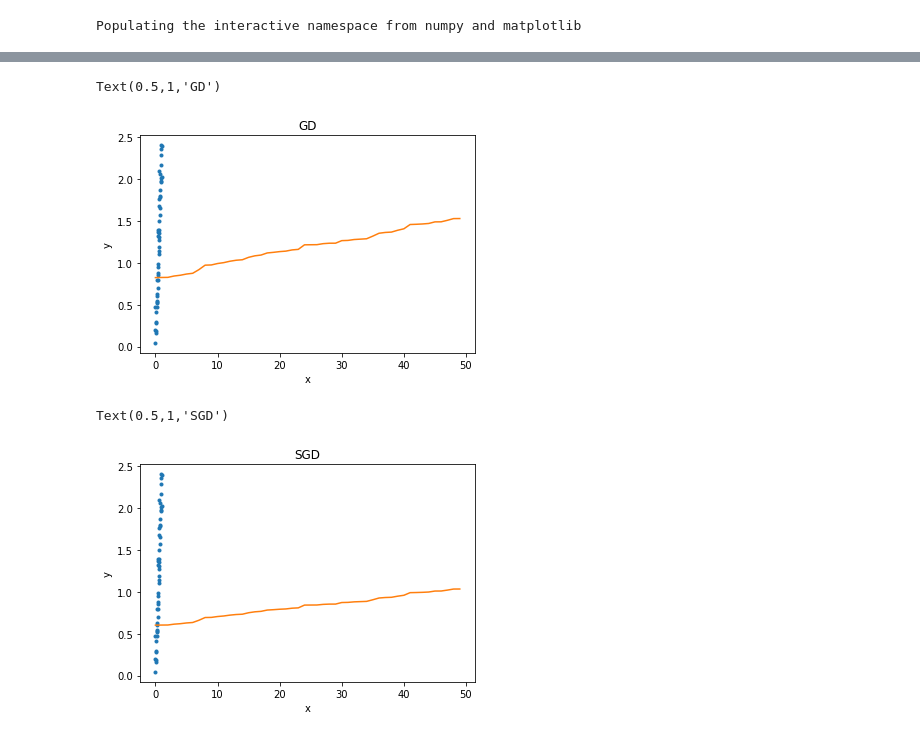
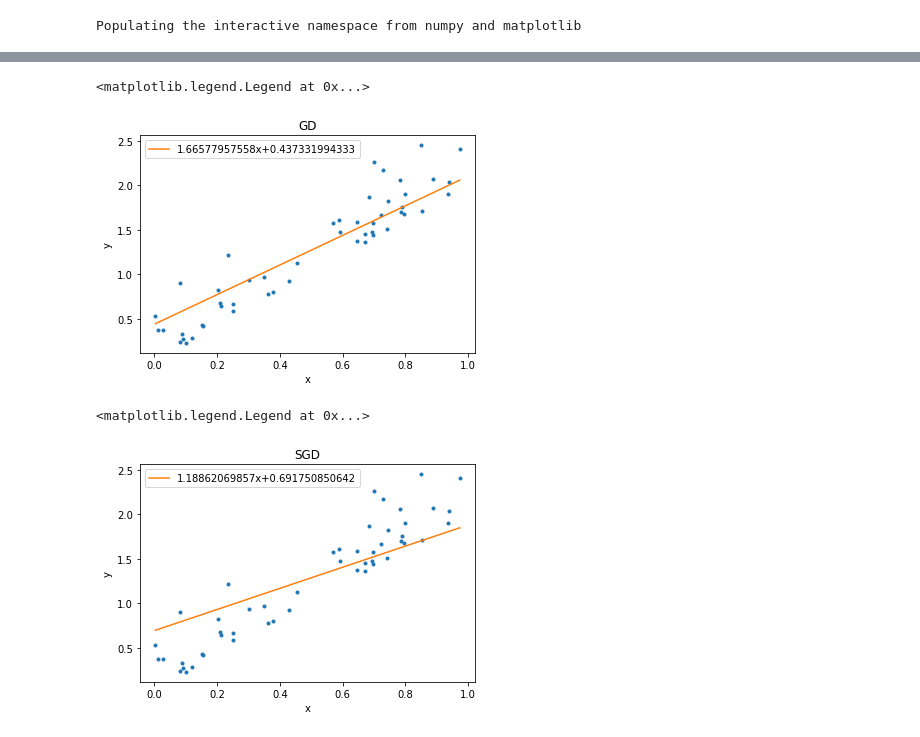
Before and after one commit to a-dykim/COMS4771, a Jupyter notebook: ML_HW2_P1.ipynb, the cells around one changed output, grey strips where cells are left out. Saved outputs shown, nothing was run; the diff lists cells and outputs as text; code cells hidden in the pictures.

```diff
--- a/ML_HW2_P1.ipynb
+++ b/ML_HW2_P1.ipynb
@@ -94,7 +10,7 @@ def SGD(func, start_point, learning_rate, precision, max_iter=1e4):
 # %%
-def GD_regression(x,y,a0=0,b0=0, niter=1000, learning_rate=0.001):
+def GD_regression(x,y,a0=0,b0=0, niter=1000, learning_rate=0.01):
     """
-    Fit a straight line ax+b
+    Fit a straight line ax+b using Gradient Descent
     """
     N = len(y)
     costs = np.zeros(niter)
@@ -140,21 +56,24 @@ samp_y = samp_x * 2 + samp_N
 slope, intersect, costs = GD_regression(samp_x, samp_y)
 # %%
 plt.plot(samp_x, samp_y, '.')
-plt.plot(slope*samp_x+intersect)
+plt.plot(samp_x, slope*samp_x+intersect, label=str(slope)+'x+'+str(intersect))
 plt.xlabel('x')
 plt.ylabel('y')
 plt.title('GD')
+plt.legend()
 # %% [output]
-Text(0.5,1,'GD')
+<matplotlib.legend.Legend at 0x...>
-[figure, old version]
+[figure, new version]
 # %%
 slope, intersect, costs = SGD_regression(samp_x, samp_y)
 # %%
 plt.plot(samp_x, samp_y, '.')
-plt.plot(slope*samp_x+intersect)
+plt.plot(samp_x, slope*samp_x+intersect, label=str(slope)+'x+'+str(intersect))
+
 plt.xlabel('x')
 plt.ylabel('y')
 plt.title('SGD')
+plt.legend()
 # %% [output]
-Text(0.5,1,'SGD')
+<matplotlib.legend.Legend at 0x...>
-[figure, old version]
+[figure, new version]
```
Also changed, not shown: parts of 19 cells of this notebook.
